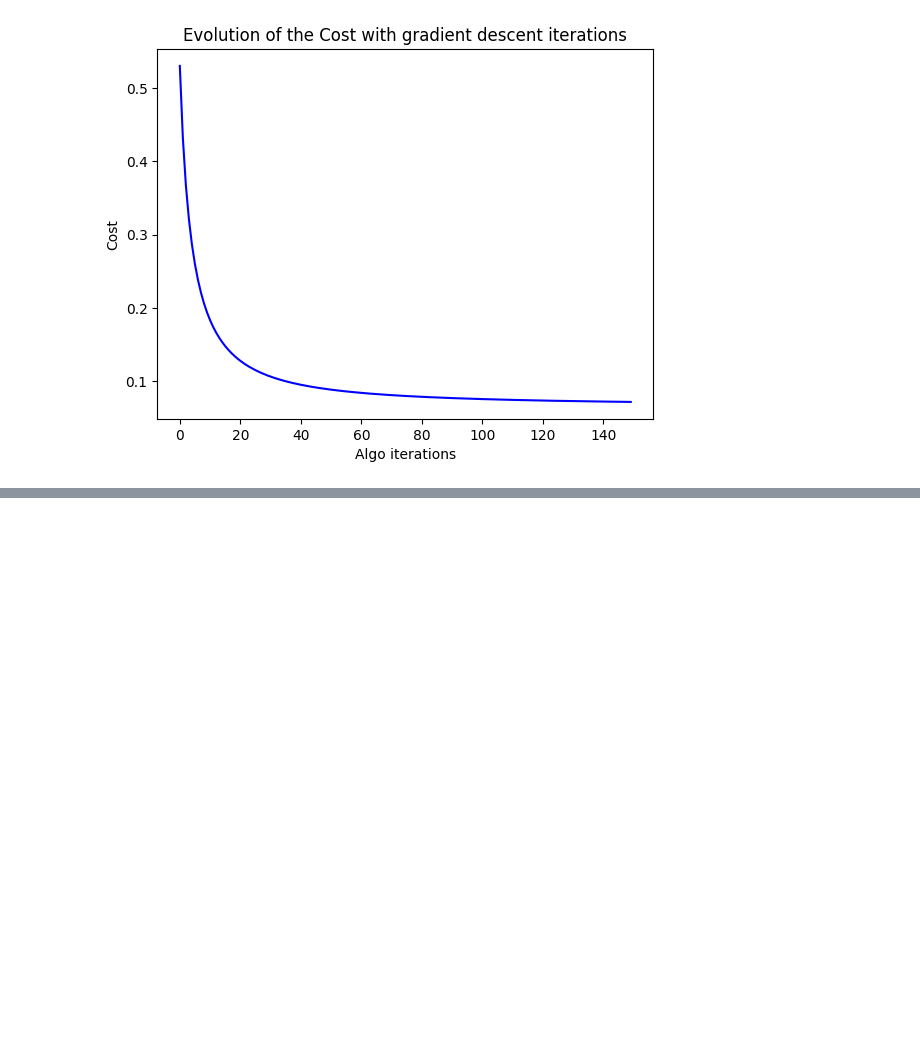
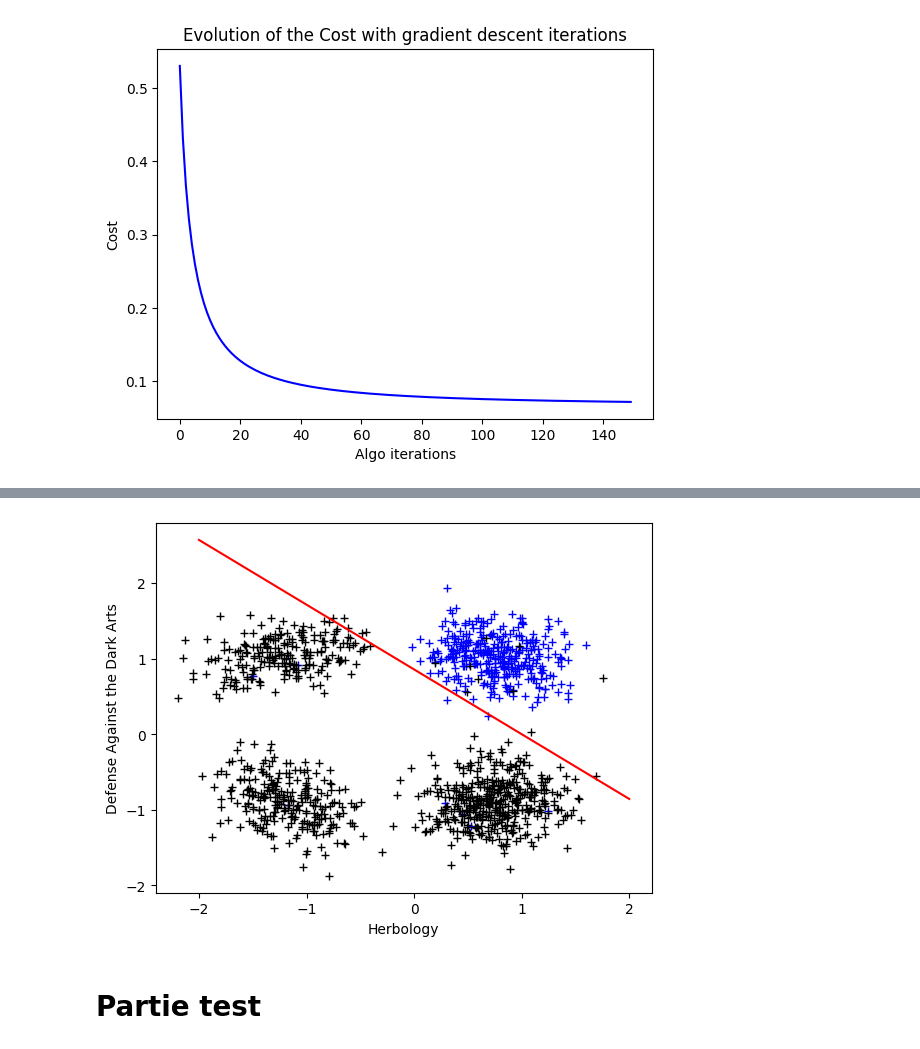
Before and after one commit to mbocquel/dslr, a Jupyter notebook: goinfre/logreg_train.ipynb, the cells around one changed output, grey strips where cells are left out. Cells and saved outputs as stored; diff of their text form; code cells hidden in the pictures; blank space fills up the shorter version.

```diff
--- a/goinfre/logreg_train.ipynb
+++ b/goinfre/logreg_train.ipynb
@@ -286,4 +286,7 @@ lambda_ = 1
 w_Ravenclaw, b_Ravenclaw = executeGradientDescentAlgo(X, y, 0.3, lambda_, 150)
 # %% [output]
 [figure]
+# %%
+def ft_mean(X):
+    return sum(X) / len(X)
 # %%
@@ -329,0 +340,6 @@ rav
+# %%
+plot_limit(X_reduit, 0, 1, w_RavenclawReduit, b_RavenclawReduit)
+# %% [output]
+[figure, added]
+# %% [markdown]
+# Partie test
```
Also changed, not shown: parts of 5 cells of this notebook.
